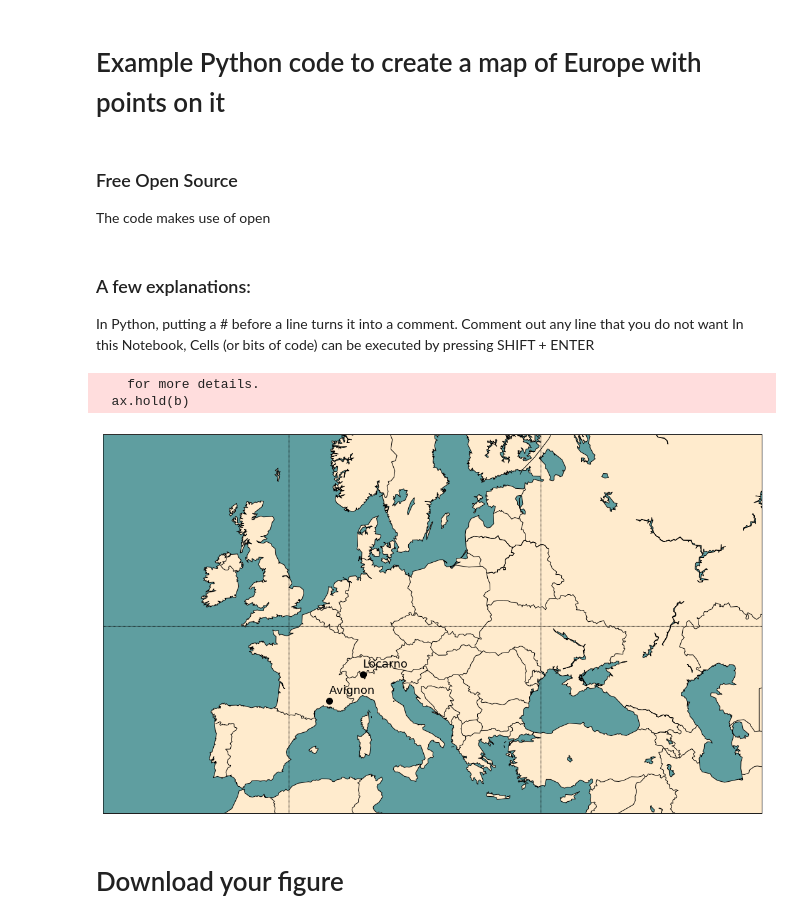
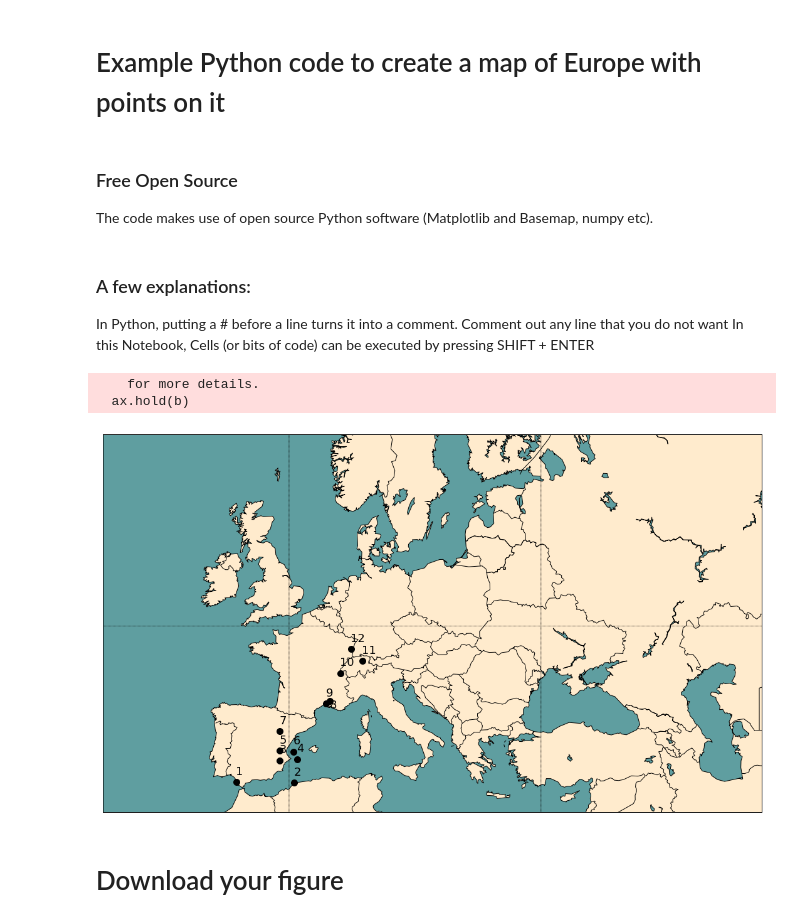
Before and after one commit to fvanden/makeMaps, a Jupyter notebook: makeMap.ipynb, the cells around one changed output. Cells and saved outputs as stored; diff of their text form; code cells hidden in the pictures.

Commit message:
changed makeMap for specific locations, try requirements without Basemap

```diff
--- a/makeMap.ipynb
+++ b/makeMap.ipynb
@@ -2,7 +2,7 @@
 # Example Python code to create a map of Europe with points on it
 # %% [markdown]
 ### Free Open Source
-The code makes use of open
+The code makes use of open source Python software (Matplotlib and Basemap, numpy etc).
 # %% [markdown]
 ### A few explanations:
 In Python, putting a # before a line turns it into a comment. Comment out any line that you do not want
@@ -36,7 +36,7 @@ fig, ax = plt.subplots(figsize = (15,10)) # <-- adapt the size here
 # urcrnrlon, float : the longitude coordinate of the upper right hand corner of the map
 # urcrnrlat, float : the latitude coordinate of the upper right hand corner of the map
 
-map = Basemap(projection='merc', lat_0 = 46.92366, lon_0 = 8.22313, resolution = 'l',
+map = Basemap(projection='merc', lat_0 = 46.92366, lon_0 = 8.22313, resolution = 'l', ellps = 'WGS84',
              llcrnrlon = -22.1857, llcrnrlat = 33.564, urcrnrlon = 56.300, urcrnrlat = 62.545)
 
 # draw a line around the map region
@@ -75,38 +75,48 @@ map.drawmeridians(np.arange(-180,180,30))
 latp = [43.94834, 46.17086] # <-- latitude coordinates
 lonp = [4.80892, 8.79953] # <-- longitude coordinates
 labels = ['Avignon', 'Locarno'] # <-- place names
+
+latp = [36.5267181, 36.46, 38.56, 38.69, 39.47, 39.39, 41.23, 43.91, 43.67,46.24, 47.24,48.21]
+lonp = [-6.2891002, 0.61, -1.10, 0.97, -1.11, 0.53, -1.12, 4.87, 4.42,6.13,8.74, 7.38]
+labels = [1,2,3,4,5,6,7,8,9,10,11,12]
+
+
+
 x,y = map(lonp, latp) # <-- transformation of the lat/lon coordinates to the map coordinates
 map.plot(x, y, 'ko', markerfacecolor = 'k', markersize=10) # <-- plotting the coordinates. Comment out this line
                                                            # comment out this line if you don't want points
                                                            # 'ko' is a black circle marker, for types of markers see
                                                            # https://matplotlib.org/api/markers_api.html
                                                            # the markerfacecolor sets the inside colour of the marker
 # loop to add the labels to the points.
 for label, xpt, ypt in zip(labels, x, y):
-    plt.text(xpt-5000, ypt+100000, label, fontsize = 18, weight= 'normal') # <-- xpt and ypt are the locations + some values
+    if label == 8:
+        plt.text(xpt-5000, ypt-100000, label, fontsize = 18, weight= 'normal')
+    else:
+        plt.text(xpt-5000, ypt+100000, label, fontsize = 18, weight= 'normal') # <-- xpt and ypt are the locations + some values
                                                            # to put the label above the point
                                                            # set fontsize and weight (i.e. bold) here
 
 # Here you can add a square to the map
 
 lat_r = [45.64841,47.95012,47.95012,45.64841, 45.64841] # <-- latitude coordinates of the corners of the square
 lon_r = [5.66546,5.66546,10.88976,10.88976,5.66546] # <-- longitude coordinates of the corners of the square
 
 x, y = map(lon_r, lat_r) # <-- transformation of the lat/lon coordinates to the map coordinates
 #map.plot(x,y, 'k--', linewidth =  2.5, dashes = [6,2]) # <-- plotting the coordinates. Comment out this line
                                                        # if you don't want a square
 
 
 
 plt.tight_layout()
 
 # Save the figure
 
 fig.savefig('./mapEuropeSmall.png', dpi=200)
 # %% [output]
     for more details.
   ax.hold(b)
-[figure, old version]
+[figure, new version]
 # %% [markdown]
 # Download your figure
 # %%
```
Also changed, not shown: parts of 1 cell of this notebook, 2 other files.
